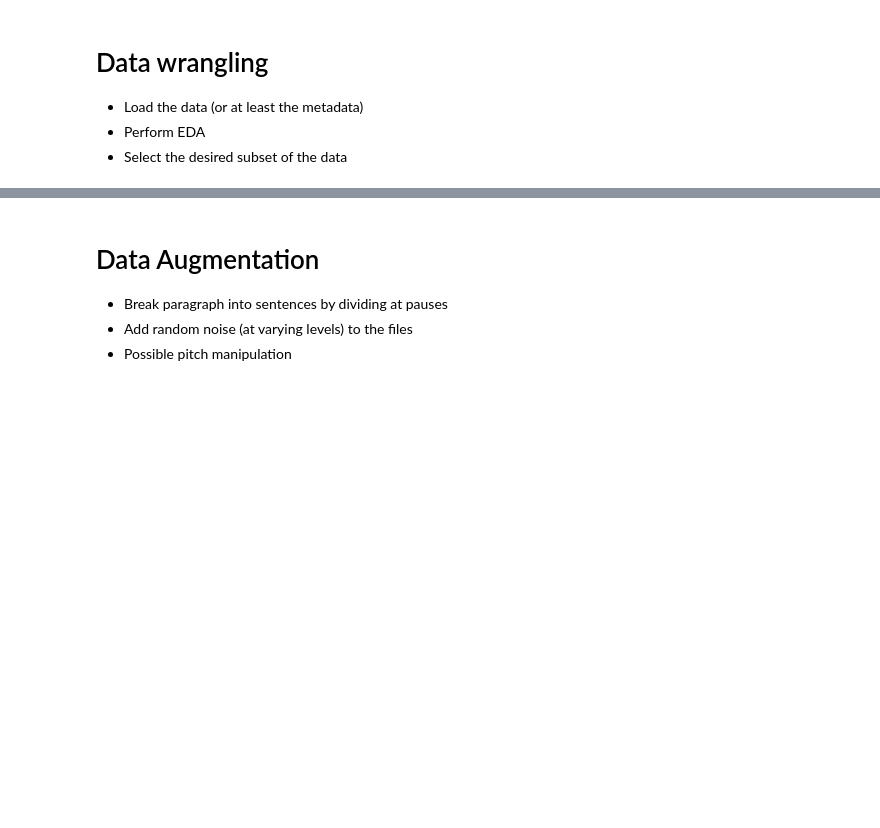
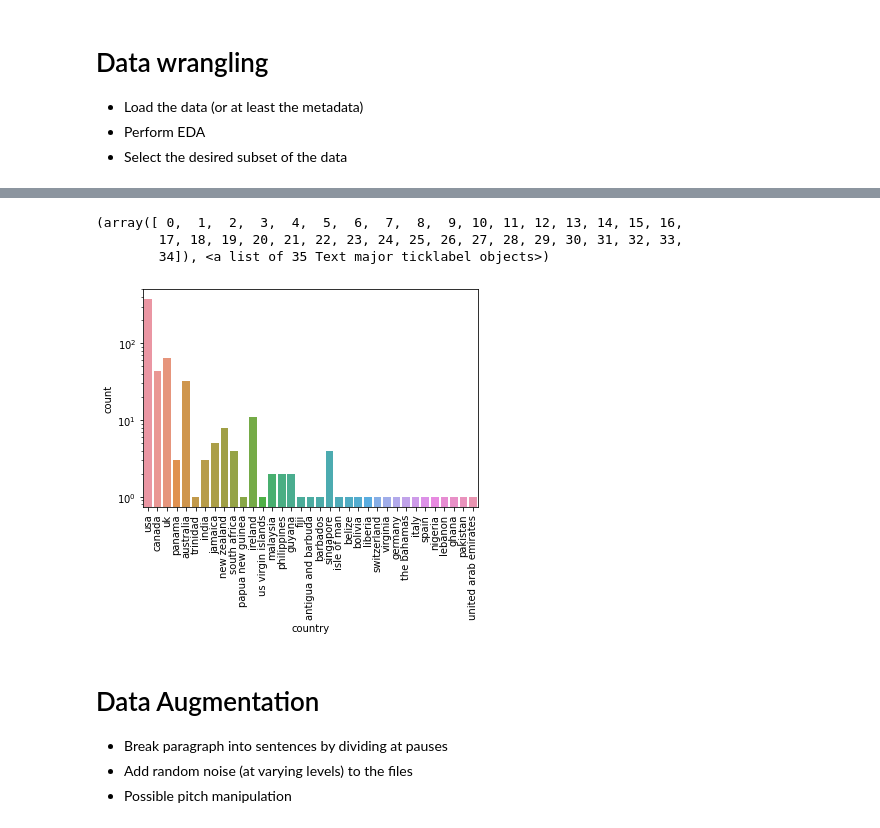
Before and after one commit to kregier/Springboard, a Jupyter notebook: LanguageClassifier.ipynb, the cells around one changed output, grey strips where cells are left out. Cells and saved outputs as stored; diff of their text form; code cells hidden in the pictures; blank space fills up the shorter version.

```diff
--- a/LanguageClassifier.ipynb
+++ b/LanguageClassifier.ipynb
@@ -26,0 +188,4 @@ model = hub.load('https://tfhub.dev/google/vggish/1')
+# %%
+# How many varieties of English are represented in the database?
+english = meta.loc[meta.native_language == 'english']
+english.country.value_counts()
@@ -27,3 +210,12 @@ model = hub.load('https://tfhub.dev/google/vggish/1')
+# %%
+sns.countplot(x='country', data=english)
+plt.yscale('log')
+plt.xticks(rotation=90)
+# %% [output]
+(array([ 0,  1,  2,  3,  4,  5,  6,  7,  8,  9, 10, 11, 12, 13, 14, 15, 16,
+        17, 18, 19, 20, 21, 22, 23, 24, 25, 26, 27, 28, 29, 30, 31, 32, 33,
+        34]), <a list of 35 Text major ticklabel objects>)
+[figure, added]
 # %% [markdown]
 # Data Augmentation
 - Break paragraph into sentences by dividing at pauses
```
Also changed, not shown: parts of 20 cells of this notebook.
